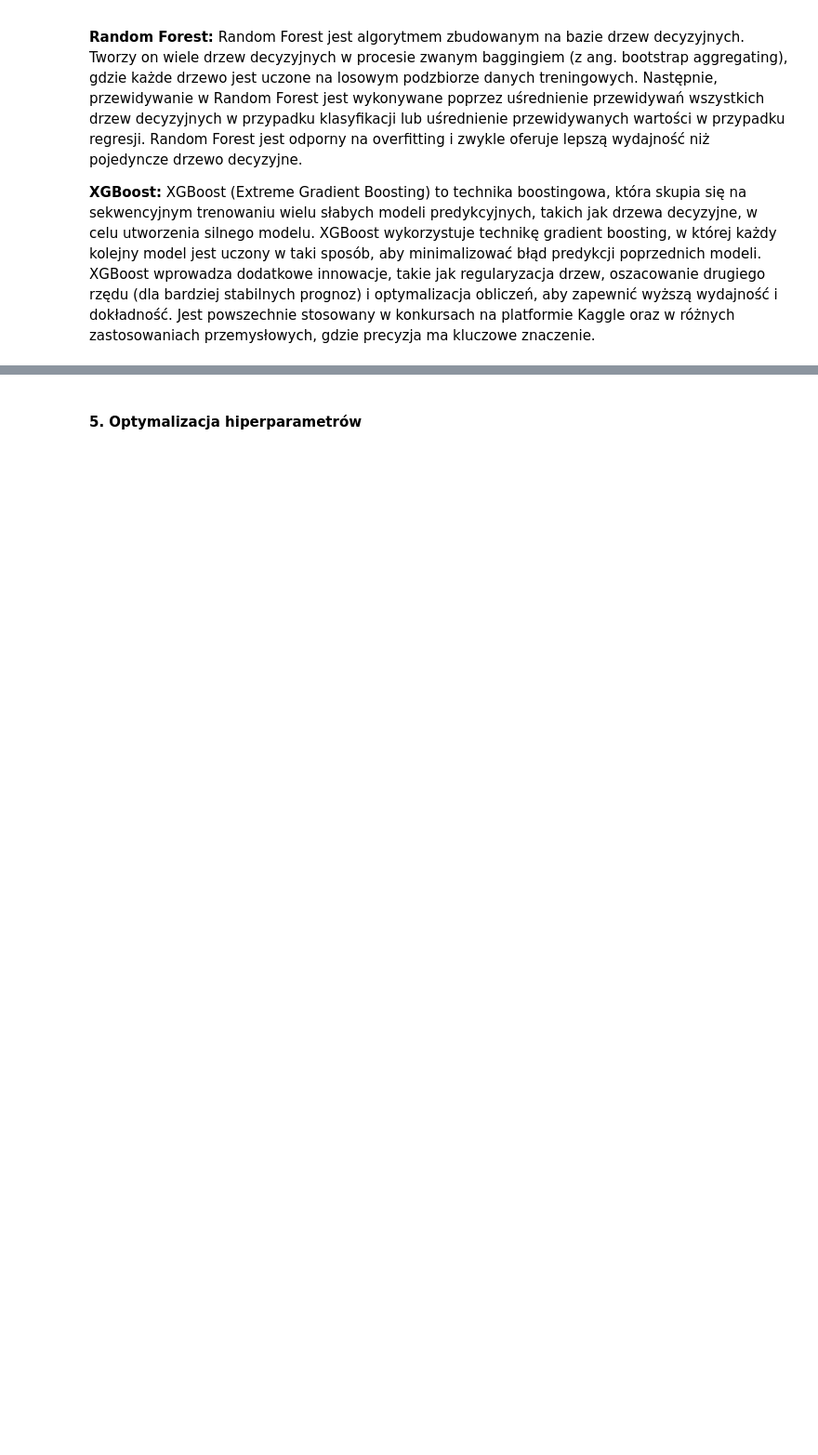
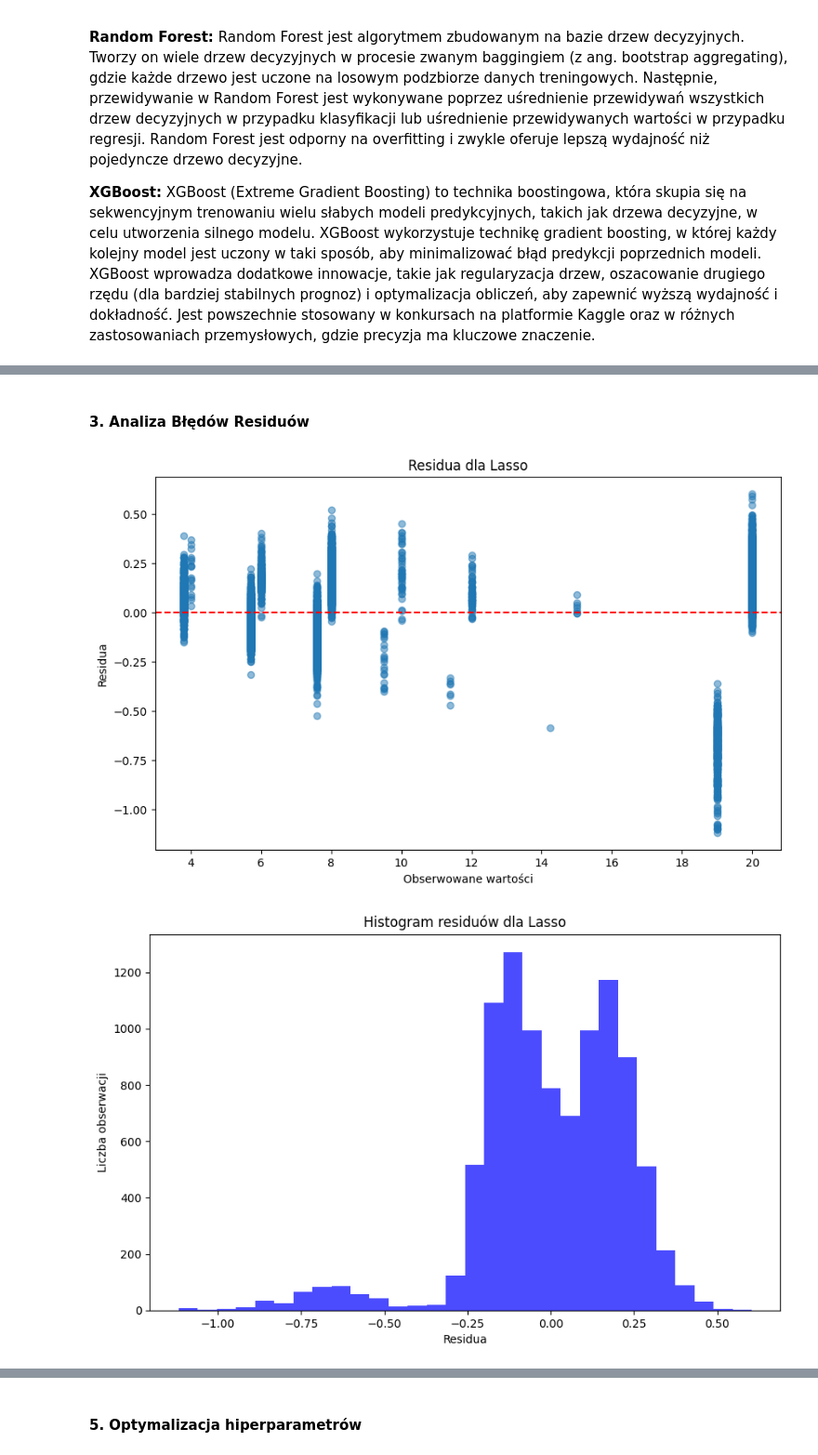
Before and after one commit to BartoszRP/MERITO_ML_Projekt_Fotowoltaika_2024, a Jupyter notebook: 4. ML_Models/10_pobieranie_i_przygotowanie_danych_do_modelowania.ipynb, the cells around one changed output, grey strips where cells are left out. Shown: that part at 93% size. Drawn from its saved outputs; the diff is of its cells as text; code cells hidden in the pictures; blank space fills up the shorter version.

Commit message:
poprawa 10 nowy model

```diff
--- a/4. ML_Models/10_pobieranie_i_przygotowanie_danych_do_modelowania.ipynb
+++ b/4. ML_Models/10_pobieranie_i_przygotowanie_danych_do_modelowania.ipynb
@@ -245,0 +434,19 @@ Error:
+# %%
+from sklearn.model_selection import cross_val_score
+from sklearn.linear_model import LinearRegression
+from sklearn.tree import DecisionTreeRegressor
+from sklearn.ensemble import RandomForestRegressor
+from xgboost import XGBRegressor
+
+# Lista modeli
+models = {
+    'Linear Regression': LinearRegression(),
+    'Decision Tree': DecisionTreeRegressor(random_state=42),
+    'Random Forest': RandomForestRegressor(random_state=42),
+    'XGBoost': XGBRegressor(random_state=42)
+}
+
+# Walidacja krzyżowa dla każdego modelu
+for name, model in models.items():
+    scores = cross_val_score(model, X, y, cv=5, scoring='neg_mean_squared_error')
+    print(f"{name} - Średni MSE z walidacji krzyżowej: {-scores.mean():.5f}")
@@ -245,0 +521,39 @@ Error:
+# %% [markdown]
+#### 3. Analiza Błędów Residuów
+# %%
+from sklearn.metrics import mean_squared_error
+import matplotlib.pyplot as plt
+
+# Słownik do przechowywania modeli i ich nazw
+models = {
+    'Lasso': Lasso(alpha=0.01, random_state=42),
+    'Ridge': Ridge(alpha=0.01, random_state=42),
+    'Random Forest': RandomForestRegressor(random_state=42, max_depth=10, min_samples_leaf=4, max_features=0.8),
+    'XGBoost': XGBRegressor(random_state=42, max_depth=6, gamma=0.1, reg_lambda=1.0, reg_alpha=0.1)
+}
+
+# Trenowanie modeli, przewidywanie i obliczanie residuów
+for name, model in models.items():
+    model.fit(X_train, y_train)
+    predictions = model.predict(X_test)
+    residuals = y_test - predictions
+
+    # Wykres residuów
+    plt.figure(figsize=(10, 6))
+    plt.scatter(y_test, residuals, alpha=0.5)
+    plt.axhline(0, color='red', linestyle='--')
+    plt.title(f'Residua dla {name}')
+    plt.xlabel('Obserwowane wartości')
+    plt.ylabel('Residua')
+    plt.show()
+
+    # Histogram residuów
+    plt.figure(figsize=(10, 6))
+    plt.hist(residuals, bins=30, color='blue', alpha=0.7)
+    plt.title(f'Histogram residuów dla {name}')
+    plt.xlabel('Residua')
+    plt.ylabel('Liczba obserwacji')
+    plt.show()
+# %% [output]
+[figure, added]
+[figure, added]
```
Also changed, not shown: parts of 73 cells of this notebook, 2 other files.
